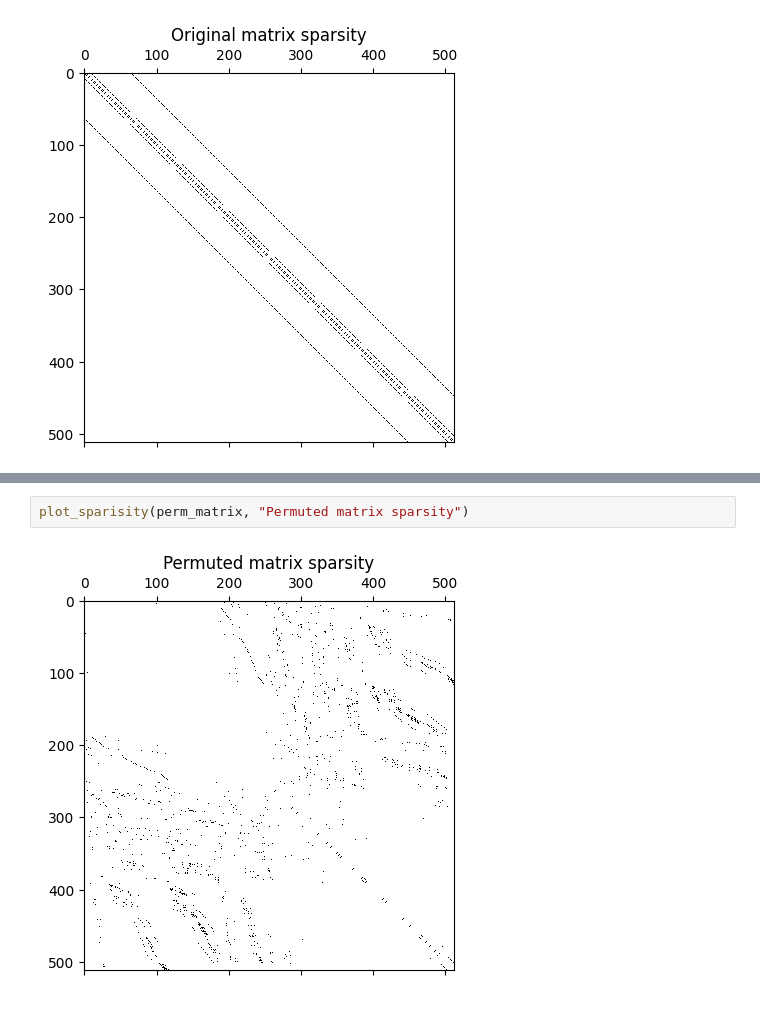
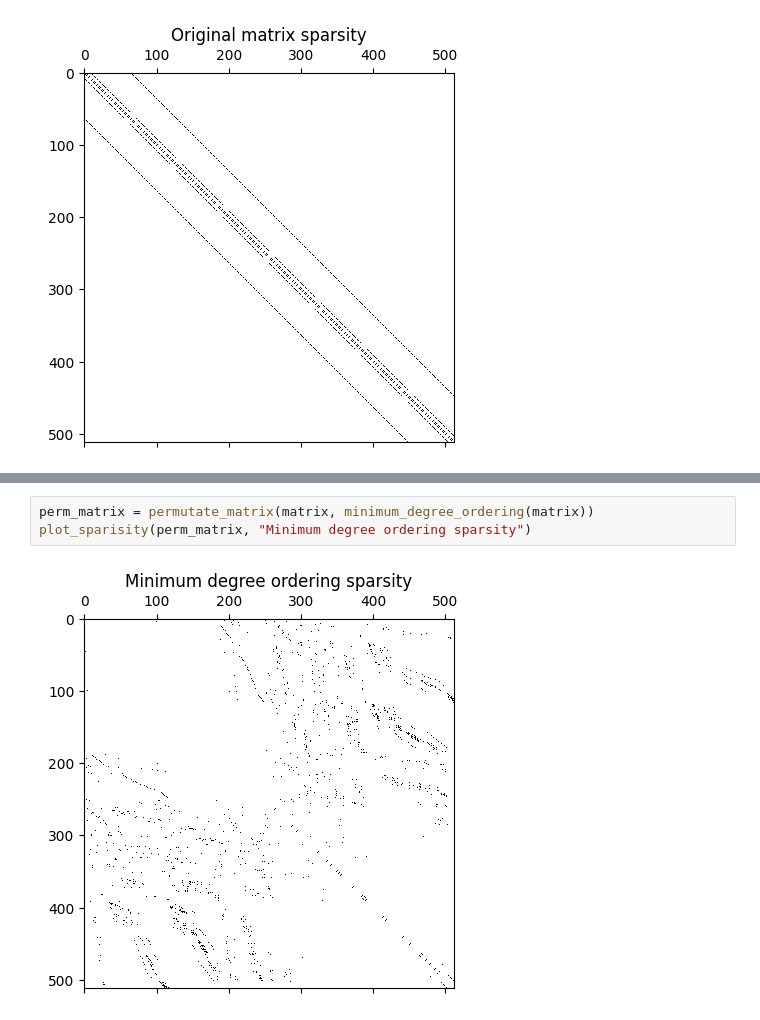
Before and after one commit to MicelloK/matrix-aglorithms, a Jupyter notebook: lab4/lab4.ipynb, the cells around one changed output, grey strips where cells are left out. Saved outputs shown, nothing was run; the diff lists cells and outputs as text.

```diff
--- a/lab4/lab4.ipynb
+++ b/lab4/lab4.ipynb
@@ -292,4 +277,5 @@ plot_matrix(root, perm_matrix, "Permuted matrix")
-# %%
-plot_sparisity(perm_matrix, "Permuted matrix sparsity")
-# %% [output]
-[figure, removed]
+# %%
+perm_matrix = permutate_matrix(matrix, minimum_degree_ordering(matrix))
+plot_sparisity(perm_matrix, "Minimum degree ordering sparsity")
+# %% [output]
+[figure, added]
```
Also changed, not shown: parts of 14 cells of this notebook.
